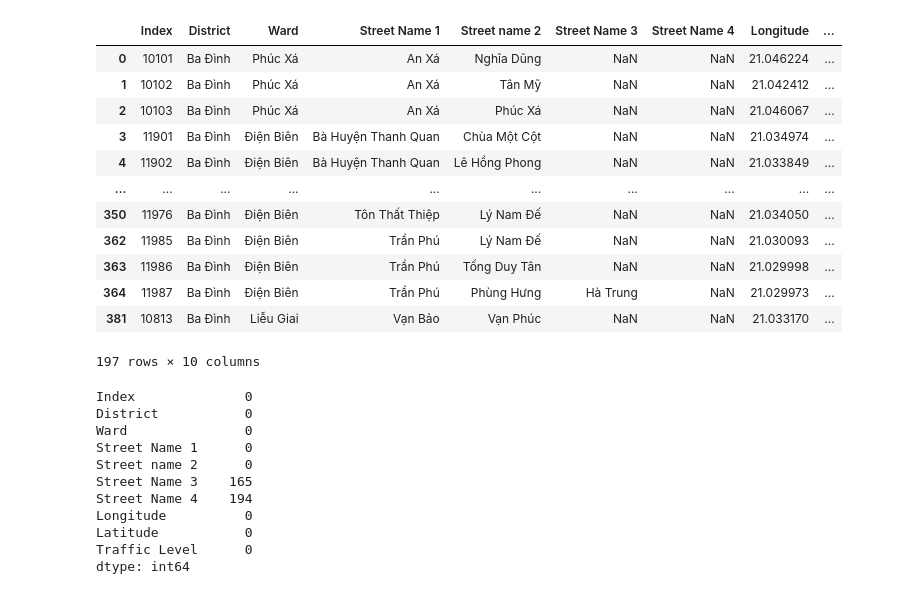
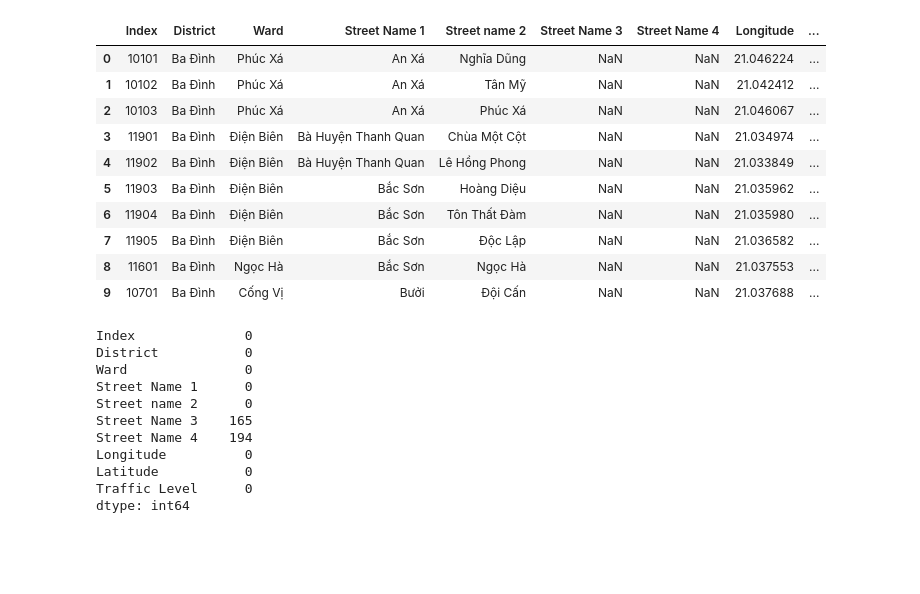
Before and after one commit to TQTien1/Street-Data, a Jupyter notebook: dbscan_test.ipynb, the cells around one changed output. Cells and saved outputs as stored; diff of their text form; code cells hidden in the pictures; blank space fills up the shorter version.

```diff
--- a/dbscan_test.ipynb
+++ b/dbscan_test.ipynb
@@ -9,23 +10,21 @@ import itertools as it
 # %%
 #Original dataframe
 original_df = pd.read_excel('Street Data_BaDinh.xlsx')
 #Drop duplicates
 new_df = original_df.drop_duplicates(subset=['Longitude','Latitude'])
-new_df
+new_df.head(10)
 # %% [output]
 |  | Index | District | Ward | Street Name 1 | Street name 2 | Street Name 3 | Street Name 4 | Longitude | ... |
 | 0 | 10101 | Ba Đình | Phúc Xá | An Xá | Nghĩa Dũng | NaN | NaN | 21.046224 | ... |
 | 1 | 10102 | Ba Đình | Phúc Xá | An Xá | Tân Mỹ | NaN | NaN | 21.042412 | ... |
 | 2 | 10103 | Ba Đình | Phúc Xá | An Xá | Phúc Xá | NaN | NaN | 21.046067 | ... |
 | 3 | 11901 | Ba Đình | Điện Biên | Bà Huyện Thanh Quan | Chùa Một Cột | NaN | NaN | 21.034974 | ... |
 | 4 | 11902 | Ba Đình | Điện Biên | Bà Huyện Thanh Quan | Lê Hồng Phong | NaN | NaN | 21.033849 | ... |
-| ... | ... | ... | ... | ... | ... | ... | ... | ... | ... |
-| 350 | 11976 | Ba Đình | Điện Biên | Tôn Thất Thiệp | Lý Nam Đế | NaN | NaN | 21.034050 | ... |
-| 362 | 11985 | Ba Đình | Điện Biên | Trần Phú | Lý Nam Đế | NaN | NaN | 21.030093 | ... |
-| 363 | 11986 | Ba Đình | Điện Biên | Trần Phú | Tống Duy Tân | NaN | NaN | 21.029998 | ... |
-| 364 | 11987 | Ba Đình | Điện Biên | Trần Phú | Phùng Hưng | Hà Trung | NaN | 21.029973 | ... |
-| 381 | 10813 | Ba Đình | Liễu Giai | Vạn Bảo | Vạn Phúc | NaN | NaN | 21.033170 | ... |
+| 5 | 11903 | Ba Đình | Điện Biên | Bắc Sơn | Hoàng Diệu | NaN | NaN | 21.035962 | ... |
+| 6 | 11904 | Ba Đình | Điện Biên | Bắc Sơn | Tôn Thất Đàm | NaN | NaN | 21.035980 | ... |
+| 7 | 11905 | Ba Đình | Điện Biên | Bắc Sơn | Độc Lập | NaN | NaN | 21.036582 | ... |
+| 8 | 11601 | Ba Đình | Ngọc Hà | Bắc Sơn | Ngọc Hà | NaN | NaN | 21.037553 | ... |
+| 9 | 10701 | Ba Đình | Cống Vị | Bưởi | Đội Cấn | NaN | NaN | 21.037688 | ... |
-197 rows × 10 columns
 # %%
 #Count Missing Value
 print(new_df.isnull().sum())
```
Also changed, not shown: parts of 26 cells of this notebook.
